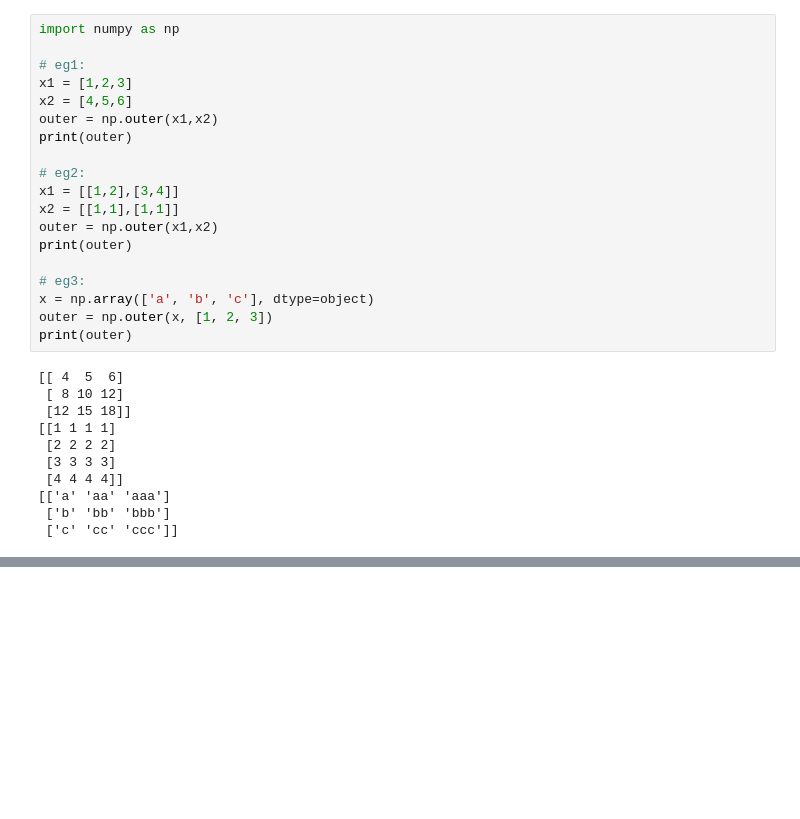
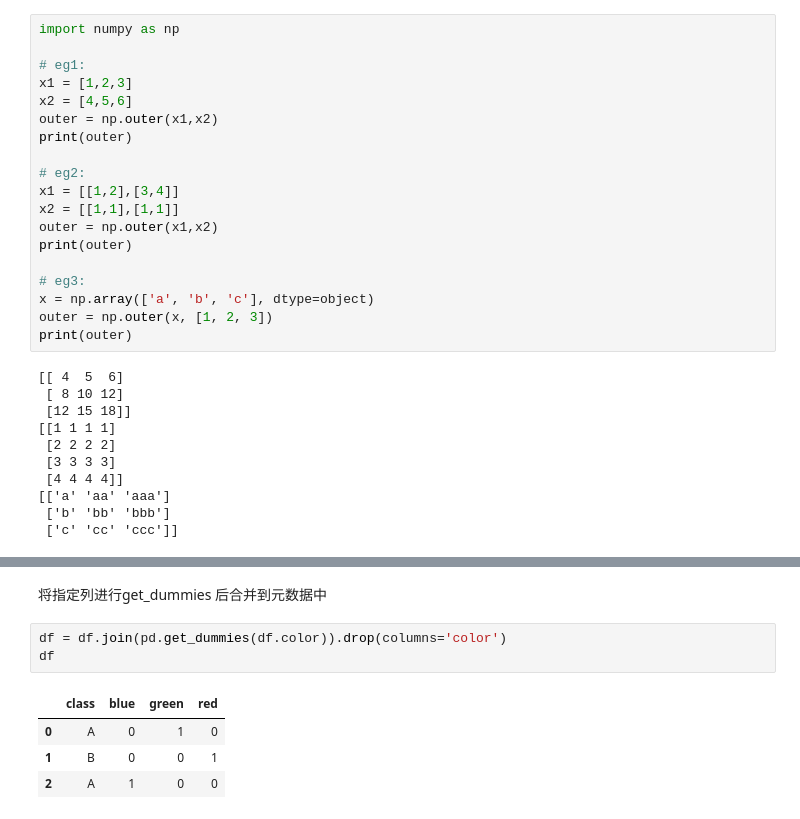
Before and after one commit to jackaihfia2334/Github, a Jupyter notebook: python/pd_np学习笔记.ipynb, the cells around one changed output, grey strips where cells are left out. Drawn from its saved outputs; the diff is of its cells as text; blank space fills up the shorter version.

```diff
--- a/python/pd_np学习笔记.ipynb
+++ b/python/pd_np学习笔记.ipynb
@@ -230,0 +263,10 @@ print(outer)
+# %% [markdown]
+将指定列进行get_dummies 后合并到元数据中
+# %%
+df = df.join(pd.get_dummies(df.color)).drop(columns='color')
+df
+# %% [output]
+|  | class | blue | green | red |
+| 0 | A | 0 | 1 | 0 |
+| 1 | B | 0 | 0 | 1 |
+| 2 | A | 1 | 0 | 0 |
```
Also changed, not shown: parts of 5 cells of this notebook.
